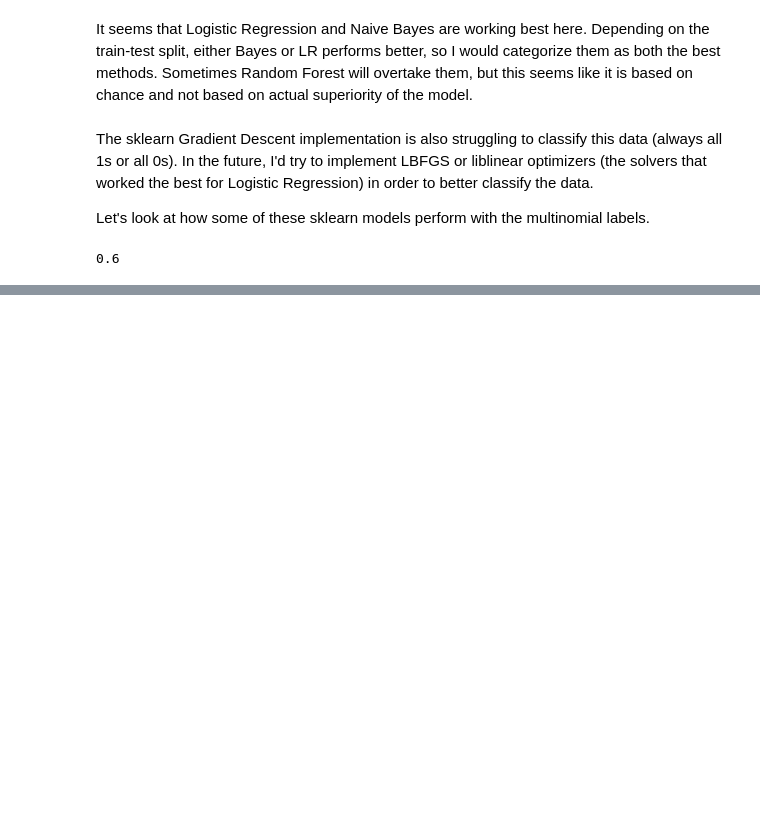
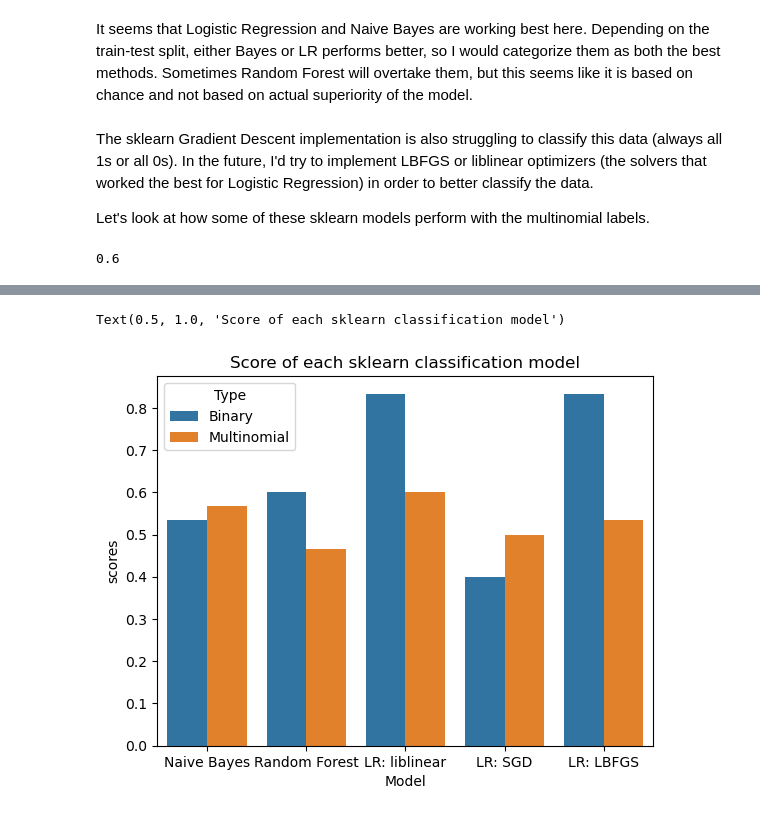
Before and after one commit to ellisterling/enso-predictor, a Jupyter notebook: testing.ipynb, the cells around one changed output, grey strips where cells are left out. Saved outputs shown, nothing was run; the diff lists cells and outputs as text; code cells hidden in the pictures; blank space fills up the shorter version.

```diff
--- a/testing.ipynb
+++ b/testing.ipynb
@@ -497,3 +519,13 @@ sgd_multinomial
 # %%
-df_mn = pd.DataFrame(columns = ["score"], index = ["Naive Bayes", "Random Forest", "LR: liblinear", "LR: SGD", "LR: LBFGS"])
-df_mn["score"] = [bayes_multinomial, rf_multinomial, liblinear_multinomial, sgd_multinomial, lbfgs_multinomial]
+df["Multinomial"] = [bayes_multinomial, rf_multinomial, liblinear_multinomial, sgd_multinomial, lbfgs_multinomial]
+df["index"] = df.index
+df = df.rename(columns = {"score":"Binary"})
+# %%
+df = pd.melt(df, id_vars = "index", value_vars = ["Binary", "Multinomial"], var_name = "Type", value_name = "scores")
+# %%
+ax = sns.barplot(df, x = "index", y = "scores", hue = "Type")
+ax.set_xlabel("Model")
+ax.set_title("Score of each sklearn classification model")
+# %% [output]
+Text(0.5, 1.0, 'Score of each sklearn classification model')
+[figure, added]
```
Also changed, not shown: parts of 8 cells of this notebook.
